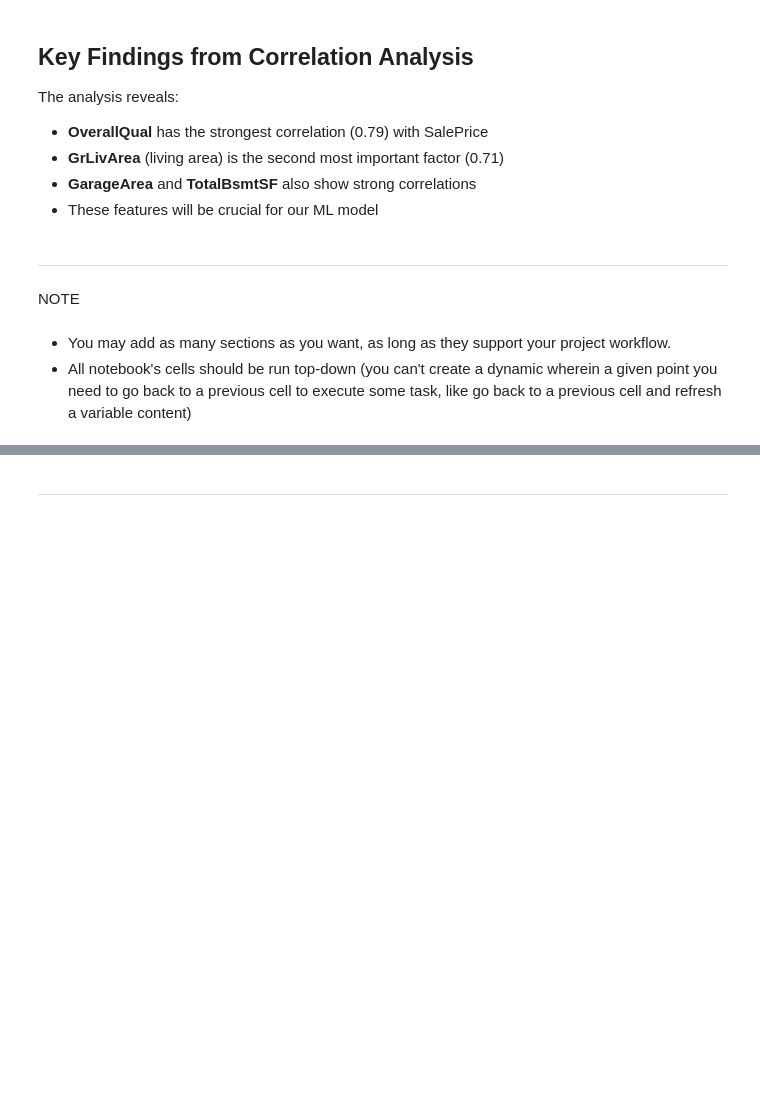
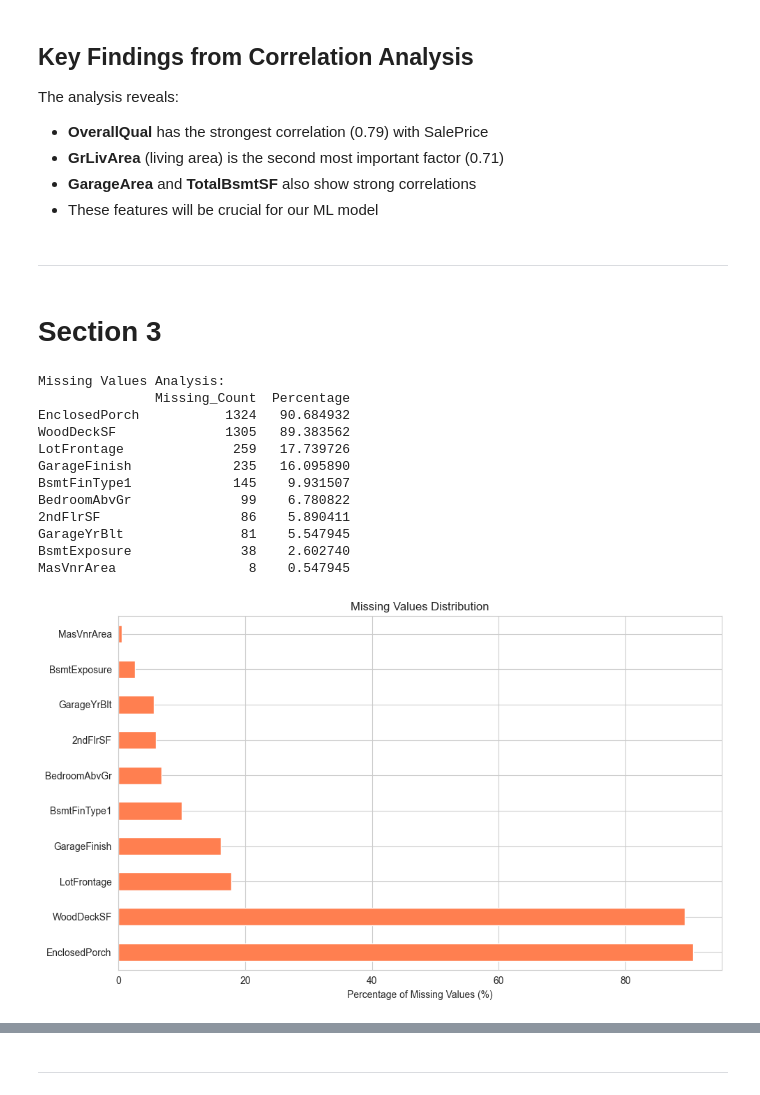
Before and after one commit to Saretta1194/Heritage-housing, a Jupyter notebook: jupyter_notebooks/01_data_exploration.ipynb, the cells around one changed output, grey strips where cells are left out. Drawn from its saved outputs; the diff is of its cells as text; code cells hidden in the pictures; blank space fills up the shorter version.

Commit message:
Complete data exploration notebook with correlation and missing values analysis

```diff
--- a/jupyter_notebooks/01_data_exploration.ipynb
+++ b/jupyter_notebooks/01_data_exploration.ipynb
@@ -162,8 +162,38 @@ The analysis reveals:
 - These features will be crucial for our ML model
 # %% [markdown]
 ---
-# %% [markdown]
-NOTE
-# %% [markdown]
-* You may add as many sections as you want, as long as they support your project workflow.
-* All notebook's cells should be run top-down (you can't create a dynamic wherein a given point you need to go back to a previous cell to execute some task, like go back to a previous cell and refresh a variable content)
+# %% [markdown]
+# Section 3
+# %%
+# Analyze missing values in detail
+missing_percentage = (df.isnull().sum() / len(df)) * 100
+missing_data = pd.DataFrame({
+    'Missing_Count': df.isnull().sum(),
+    'Percentage': missing_percentage
+})
+missing_data = missing_data[missing_data['Missing_Count'] > 0].sort_values('Percentage', ascending=False)
+
+print("Missing Values Analysis:")
+print(missing_data)
+
+# Visualize missing values
+fig, ax = plt.subplots(figsize=(10, 6))
+missing_data['Percentage'].plot(kind='barh', ax=ax, color='coral')
+ax.set_xlabel('Percentage of Missing Values (%)')
+ax.set_title('Missing Values Distribution')
+plt.tight_layout()
+plt.show()
+# %% [output]
+Missing Values Analysis:
+               Missing_Count  Percentage
+EnclosedPorch           1324   90.684932
+WoodDeckSF              1305   89.383562
+LotFrontage              259   17.739726
+GarageFinish             235   16.095890
+BsmtFinType1             145    9.931507
+BedroomAbvGr              99    6.780822
+2ndFlrSF                  86    5.890411
+GarageYrBlt               81    5.547945
+BsmtExposure              38    2.602740
+MasVnrArea                 8    0.547945
+[figure, added]
```
Also changed, not shown: parts of 5 cells of this notebook, 1 other file.
